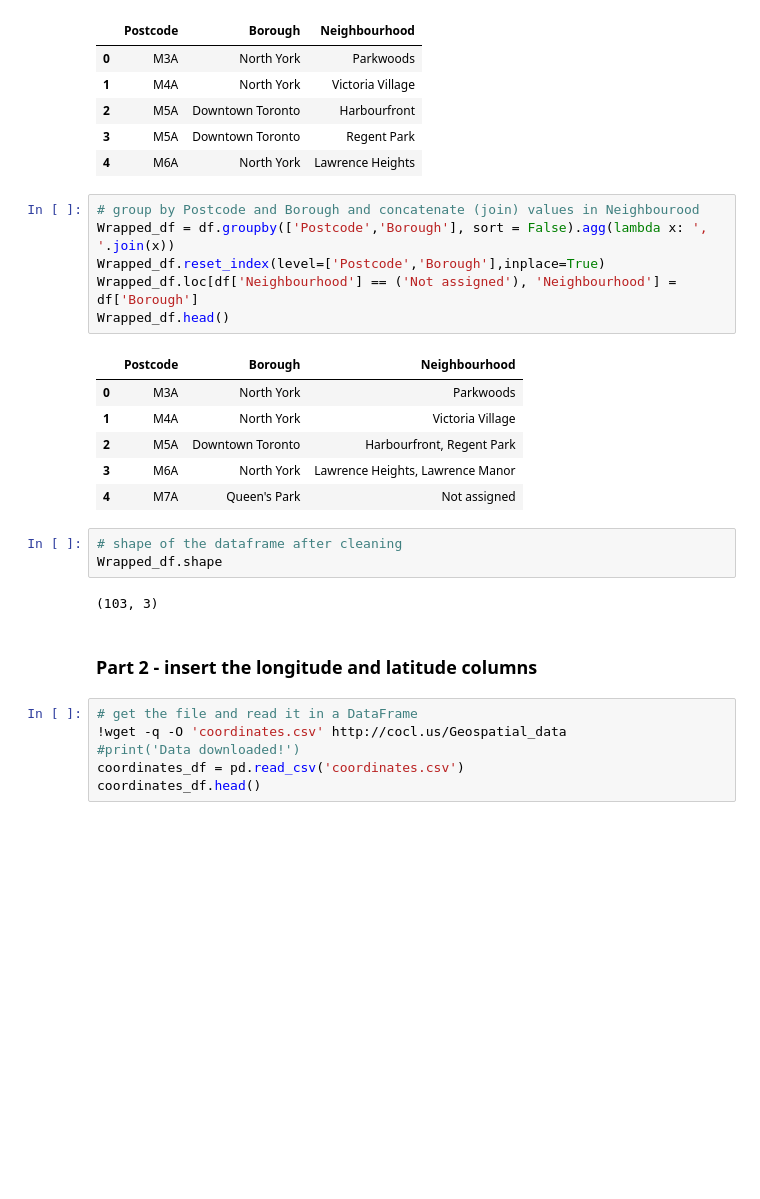
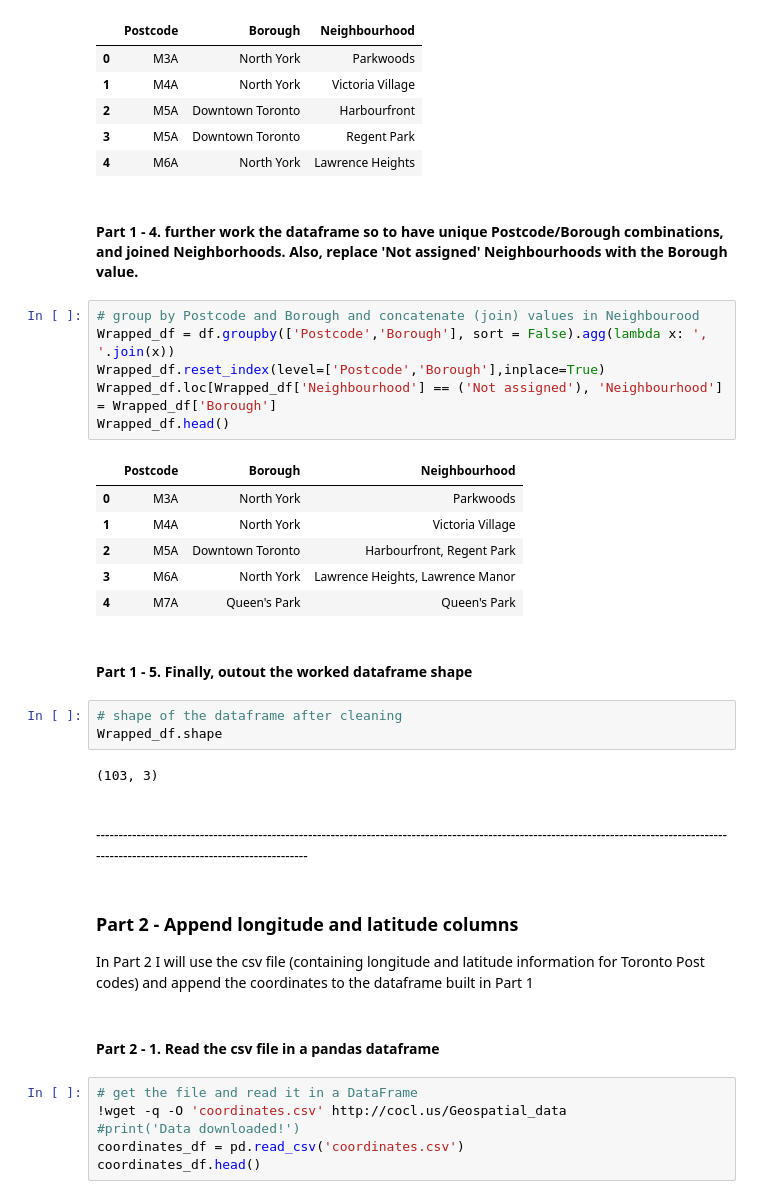
Before and after one commit to walterdantino/Coursera-Data-Science, a Jupyter notebook: Week 3 Assignment.ipynb, the cells around one changed output. Cells and saved outputs as stored; diff of their text form; blank space fills up the shorter version.

```diff
--- a/Week 3 Assignment.ipynb
+++ b/Week 3 Assignment.ipynb
@@ -40,26 +47,35 @@ df size after removing the "Not Assigned" boroughs: 211 rows
 | 2 | M5A | Downtown Toronto | Harbourfront |
 | 3 | M5A | Downtown Toronto | Regent Park |
 | 4 | M6A | North York | Lawrence Heights |
+# %% [markdown]
+#### Part 1 - 4. further work the dataframe so to have unique Postcode/Borough combinations, and joined Neighborhoods. Also, replace 'Not assigned' Neighbourhoods with the Borough value.
 # %%
 # group by Postcode and Borough and concatenate (join) values in Neighbourood
 Wrapped_df = df.groupby(['Postcode','Borough'], sort = False).agg(lambda x: ', '.join(x))
 Wrapped_df.reset_index(level=['Postcode','Borough'],inplace=True)
-Wrapped_df.loc[df['Neighbourhood'] == ('Not assigned'), 'Neighbourhood'] = df['Borough']
+Wrapped_df.loc[Wrapped_df['Neighbourhood'] == ('Not assigned'), 'Neighbourhood'] = Wrapped_df['Borough']
 Wrapped_df.head()
 # %% [output]
 |  | Postcode | Borough | Neighbourhood |
 | 0 | M3A | North York | Parkwoods |
 | 1 | M4A | North York | Victoria Village |
 | 2 | M5A | Downtown Toronto | Harbourfront, Regent Park |
 | 3 | M6A | North York | Lawrence Heights, Lawrence Manor |
-| 4 | M7A | Queen's Park | Not assigned |
+| 4 | M7A | Queen's Park | Queen's Park |
+# %% [markdown]
+#### Part 1 - 5. Finally, outout the worked dataframe shape
 # %%
 # shape of the dataframe after cleaning
 Wrapped_df.shape
 # %% [output]
 (103, 3)
-# %% [markdown]
-### Part 2 - insert the longitude and latitude columns
+# %% [markdown]
+<br>-------------------------------------------------------------------------------------------------------------------------------------------------------------------------------------------
+# %% [markdown]
+### Part 2 - Append longitude and latitude columns
+In Part 2 I will use the csv file (containing longitude and latitude information for Toronto Post codes) and append the coordinates to the dataframe built in Part 1
+# %% [markdown]
+#### Part 2 - 1. Read the csv file in a pandas dataframe
 # %%
 # get the file and read it in a DataFrame
 !wget -q -O 'coordinates.csv' http://cocl.us/Geospatial_data
```
Also changed, not shown: parts of 42 cells of this notebook.
